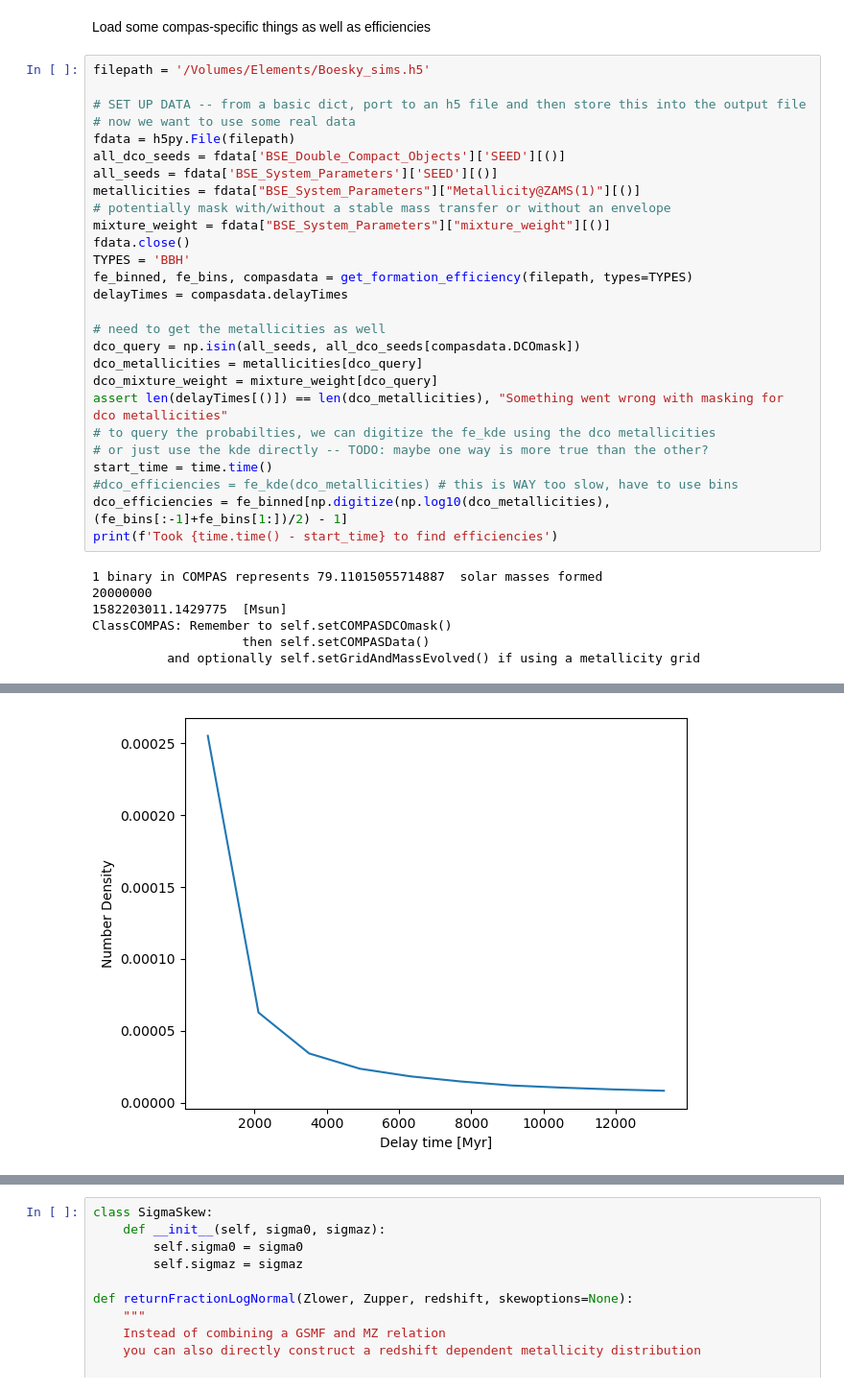
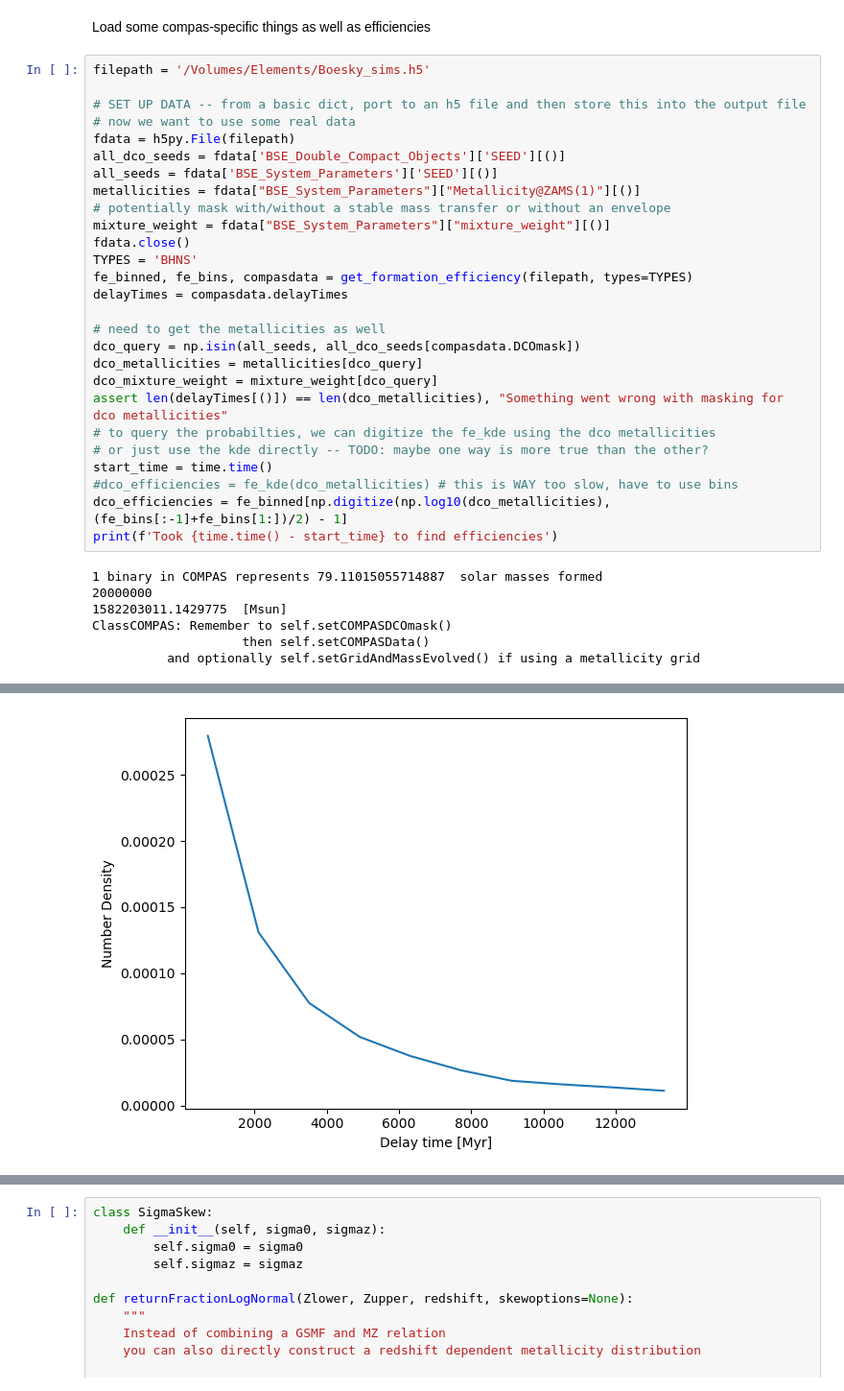
Before and after one commit to stlgolfer/metallicity_mergers, a Jupyter notebook: convolve_test.ipynb, the cells around one changed output, grey strips where cells are left out. Shown at 96% size. Cells and saved outputs as stored; diff of their text form.

```diff
--- a/convolve_test.ipynb
+++ b/convolve_test.ipynb
@@ -33,7 +33,7 @@ metallicities = fdata["BSE_System_Parameters"]["Metallicity@ZAMS(1)"][()]
 # potentially mask with/without a stable mass transfer or without an envelope
 mixture_weight = fdata["BSE_System_Parameters"]["mixture_weight"][()]
 fdata.close()
-TYPES = 'BBH'
+TYPES = 'BHNS'
 fe_binned, fe_bins, compasdata = get_formation_efficiency(filepath, types=TYPES)
 delayTimes = compasdata.delayTimes
 
@@ -59 +59 @@ Took 0.20025324821472168 to find efficiencies
-[figure, old version]
+[figure, new version]
```
Also changed, not shown: parts of 9 cells of this notebook, 1 other file.
